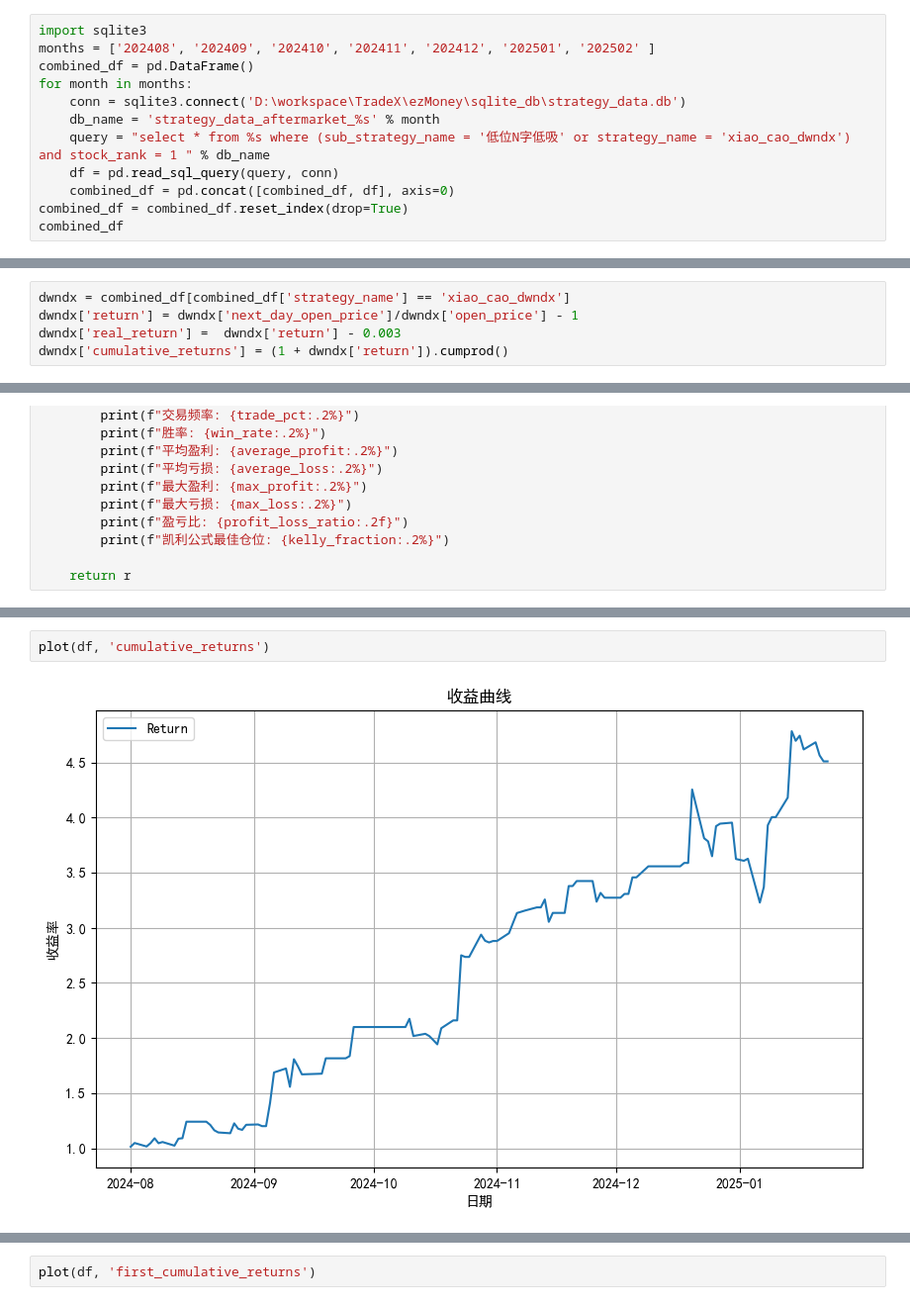
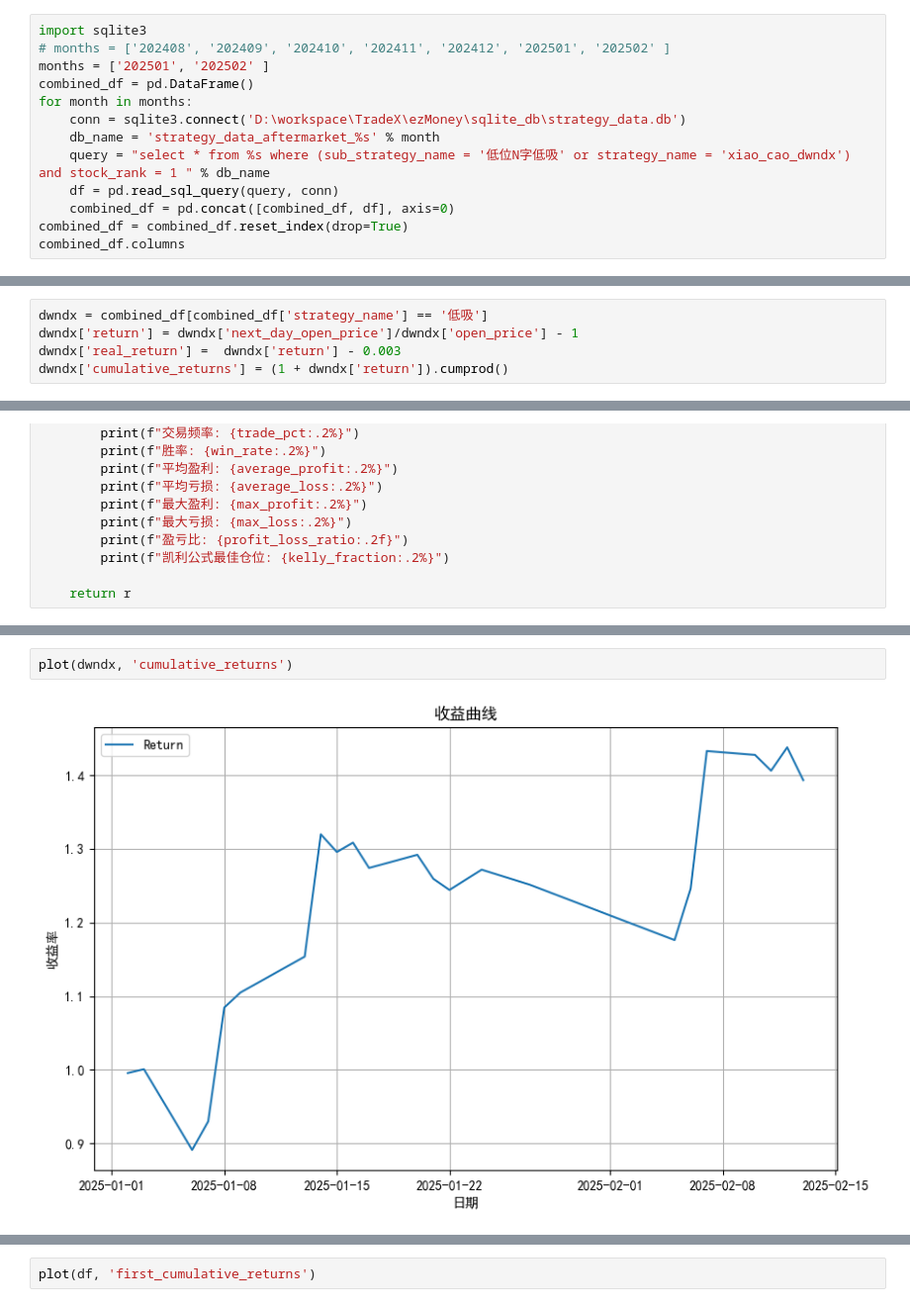
Before and after one commit to wanghw0122/tradeX, a Jupyter notebook: notebook/策略（低位低吸）评估 copy.ipynb, the cells around one changed output, grey strips where cells are left out. Shown: that part at 99% size. Cells and saved outputs as stored; diff of their text form.

```diff
--- a/notebook/策略（低位低吸）评估 copy.ipynb
+++ b/notebook/策略（低位低吸）评估 copy.ipynb
@@ -48,7 +48,8 @@ def plot(df, column):
     plt.show()
 # %%
 import sqlite3
-months = ['202408', '202409', '202410', '202411', '202412', '202501', '202502' ]
+# months = ['202408', '202409', '202410', '202411', '202412', '202501', '202502' ]
+months = ['202501', '202502' ]
 combined_df = pd.DataFrame()
 for month in months:
     conn = sqlite3.connect('D:\workspace\TradeX\ezMoney\sqlite_db\strategy_data.db')
@@ -57,5 +58,5 @@ for month in months:
     df = pd.read_sql_query(query, conn)
     combined_df = pd.concat([combined_df, df], axis=0)
 combined_df = combined_df.reset_index(drop=True)
-combined_df
+combined_df.columns
 # %% [output]
@@ -100,5 +111,5 @@ combined_df
 # %%
-dwndx = combined_df[combined_df['strategy_name'] == 'xiao_cao_dwndx']
+dwndx = combined_df[combined_df['strategy_name'] == '低吸']
 dwndx['return'] = dwndx['next_day_open_price']/dwndx['open_price'] - 1
 dwndx['real_return'] =  dwndx['return'] - 0.003
 dwndx['cumulative_returns'] = (1 + dwndx['return']).cumprod()
@@ -394,4 +235,4 @@ hd p first return:
 # %%
-plot(df, 'cumulative_returns')
+plot(dwndx, 'cumulative_returns')
 # %% [output]
-[figure, old version]
+[figure, new version]
```
Also changed, not shown: parts of 13 cells of this notebook, 3 other files.
